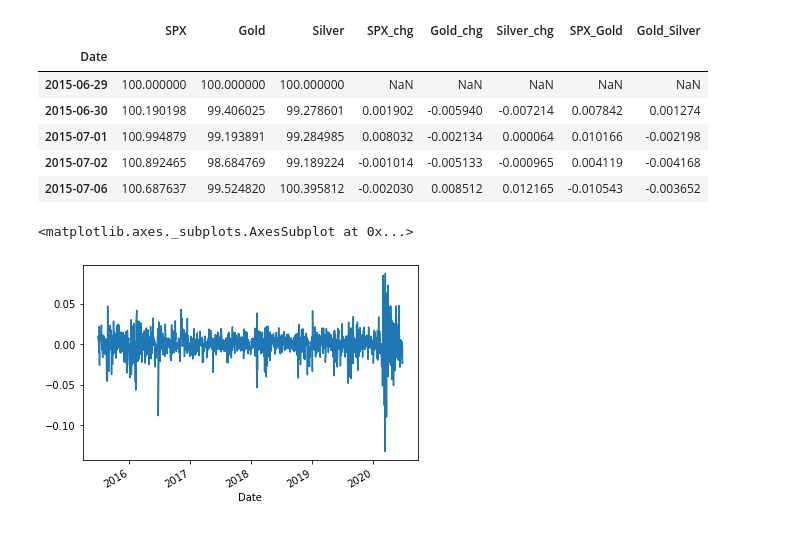
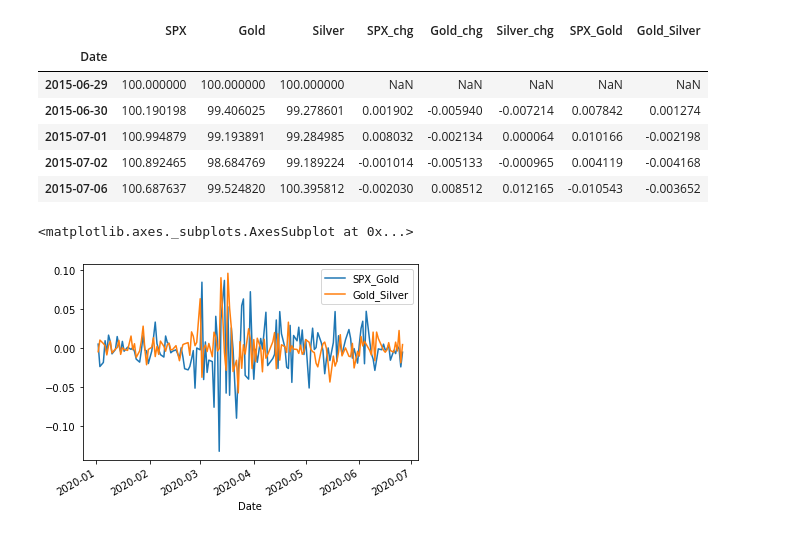
Before and after one commit to piotr-de/markets-ai, a Jupyter notebook: api_test.ipynb, the cells around one changed output. Drawn from its saved outputs; the diff is of its cells as text; code cells hidden in the pictures.

```diff
--- a/api_test.ipynb
+++ b/api_test.ipynb
@@ -56,7 +56,7 @@ spx_metals_rebased.head()
 | 2015-07-02 | 100.892465 | 98.684769 | 99.189224 | -0.001014 | -0.005133 | -0.000965 | 0.004119 | -0.004168 |
 | 2015-07-06 | 100.687637 | 99.524820 | 100.395812 | -0.002030 | 0.008512 | 0.012165 | -0.010543 | -0.003652 |
 # %%
-spx_metals_rebased.loc[:, "Gold_Silver"].plot()
+spx_metals_rebased.loc["2020-01-01":, ["SPX_Gold", "Gold_Silver"]].plot()
 # %% [output]
 <matplotlib.axes._subplots.AxesSubplot at 0x...>
-[figure, old version]
+[figure, new version]
```
